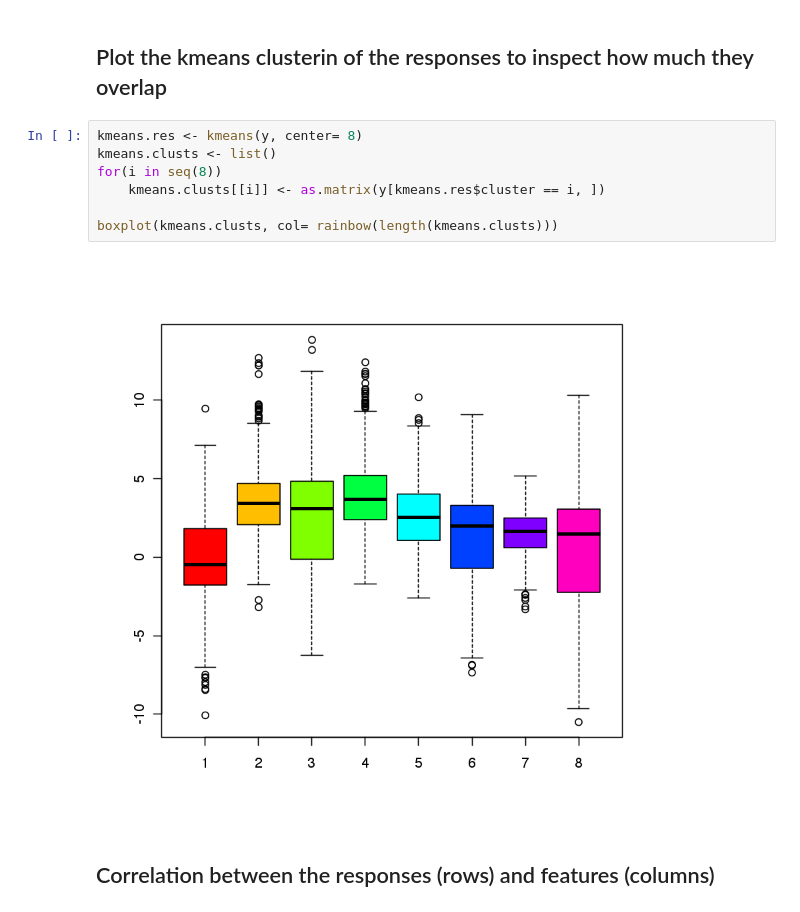
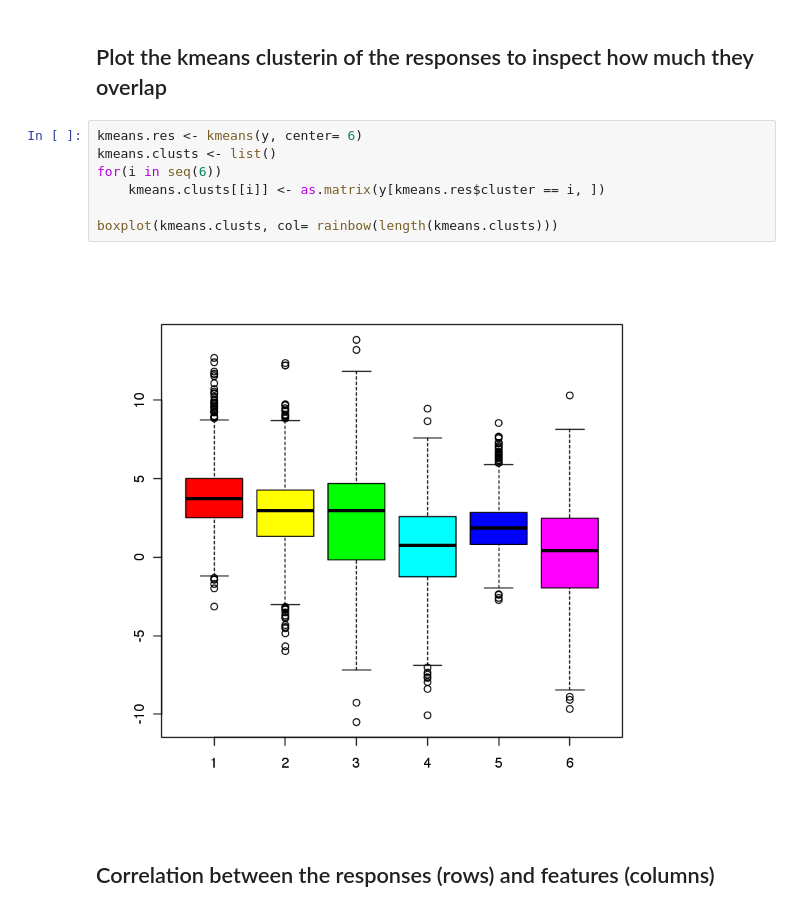
Before and after one commit to fba67/TGMTL, a Jupyter notebook: TGMTL_allSimulations.ipynb, the cells around one changed output. Drawn from its saved outputs; the diff is of its cells as text.

```diff
--- a/TGMTL_allSimulations.ipynb
+++ b/TGMTL_allSimulations.ipynb
@@ -267,14 +267,14 @@ pheatmap(y, cluster_rows= F, cluster_cols= F, main= "responses")
 # %% [markdown]
 ## Plot the kmeans clusterin of the responses to inspect how much they overlap
 # %%
-kmeans.res <- kmeans(y, center= 8)
+kmeans.res <- kmeans(y, center= 6)
 kmeans.clusts <- list()
-for(i in seq(8))
+for(i in seq(6))
     kmeans.clusts[[i]] <- as.matrix(y[kmeans.res$cluster == i, ])
 
 boxplot(kmeans.clusts, col= rainbow(length(kmeans.clusts)))
 # %% [output]
-[figure, old version]
+[figure, new version]
 # %% [markdown]
 ## Correlation between the responses (rows) and features (columns)
 # %%
```
Also changed, not shown: parts of 3 cells of this notebook.
